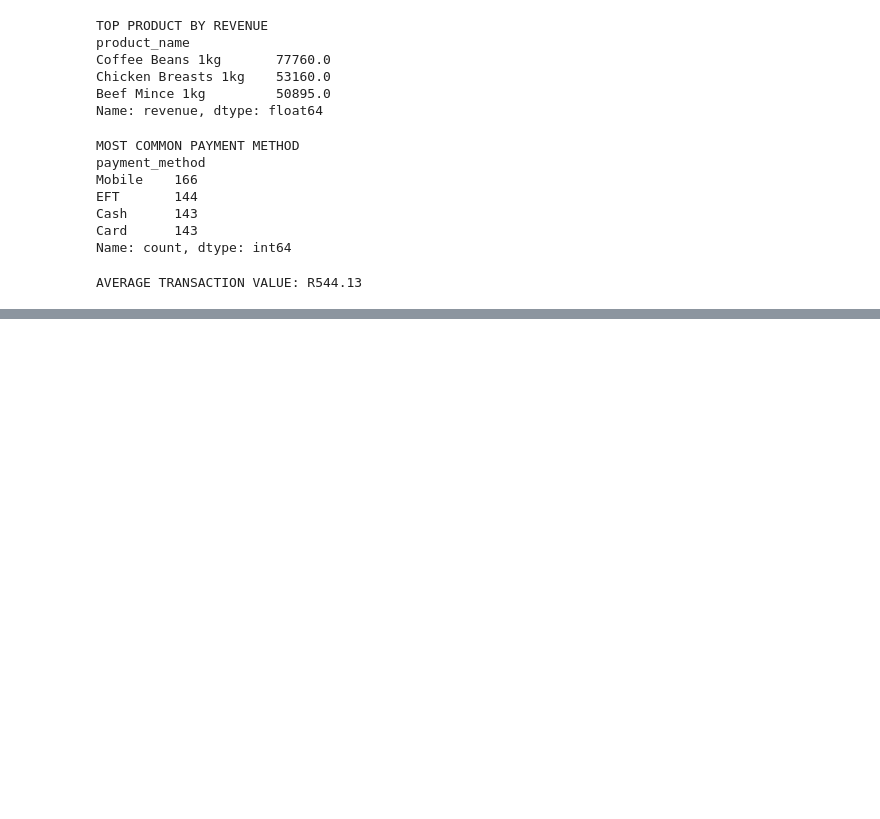
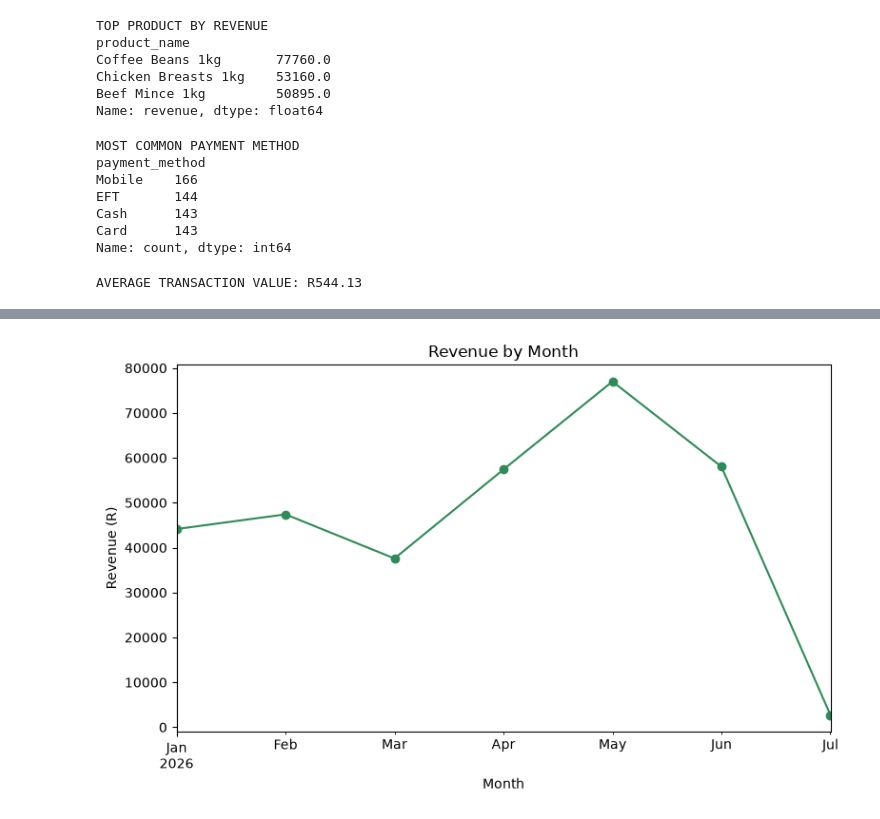
Before and after one commit to sandisiweluke17/retail-sales-analysis, a Jupyter notebook: analysis.ipynb, the cells around one changed output, grey strips where cells are left out. Saved outputs shown, nothing was run; the diff lists cells and outputs as text; code cells hidden in the pictures; blank space fills up the shorter version.

```diff
--- a/analysis.ipynb
+++ b/analysis.ipynb
@@ -136,0 +165,12 @@ AVERAGE TRANSACTION VALUE: R544.13
+# %%
+# Chart 3: Revenue by month (line)
+plt.figure(figsize=(8, 5))
+revenue_by_month.plot(kind="line", marker="o", color="seagreen")
+plt.title("Revenue by Month")
+plt.xlabel("Month")
+plt.ylabel("Revenue (R)")
+plt.tight_layout()
+plt.savefig("charts/revenue_by_month.png")
+plt.show()
+# %% [output]
+[figure, added]
```
Also changed, not shown: parts of 2 cells of this notebook, 3 other files.
